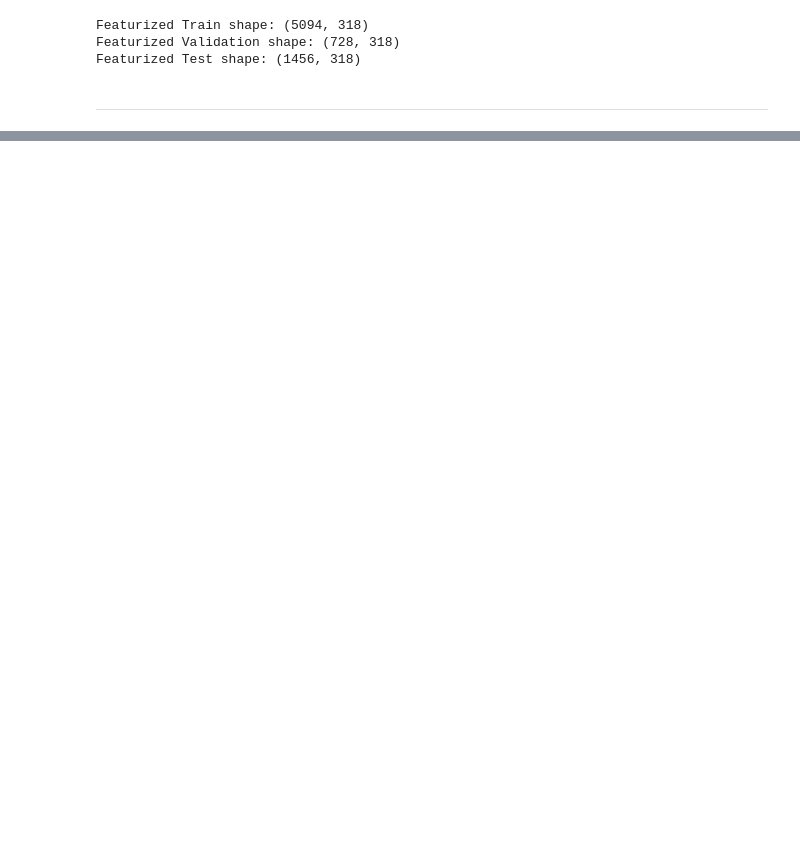
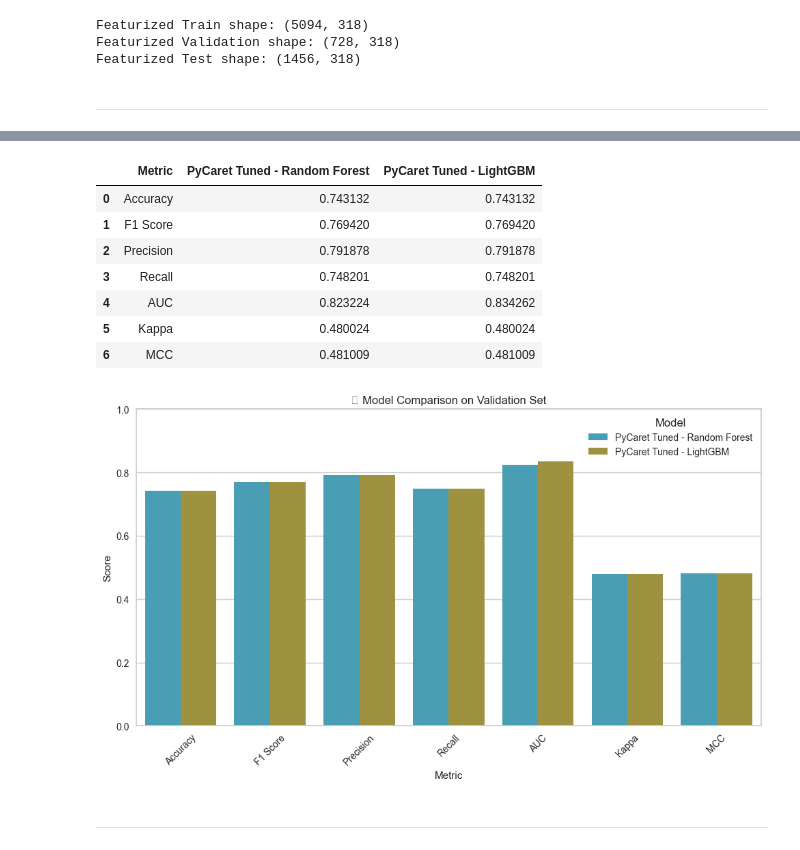
Before and after one commit to udhtaz/outreachy-contributions, a Jupyter notebook: notebooks/AMES_Mutagenicity_Prediction.ipynb, the cells around one changed output, grey strips where cells are left out. Drawn from its saved outputs; the diff is of its cells as text; code cells hidden in the pictures; blank space fills up the shorter version.

Commit message:
added models_utils

```diff
--- a/notebooks/AMES_Mutagenicity_Prediction.ipynb
+++ b/notebooks/AMES_Mutagenicity_Prediction.ipynb
@@ -453,0 +625,6 @@ ___________
+# %%
+######################################## Initialize trainer ########################################
+trainer = ModelTrainer(X_train, y_train, X_valid, y_valid, X_test, y_test, experiment_name=dataset)
+# %%
+######################################## Run PyCaret AutoML ########################################
+trainer.run_pycaret()
@@ -453,0 +717,3 @@ ___________
+# %%
+######################################## Tune the top model selected by PyCaret (Random Forest) ########################################
+pyC_tuned_rf = trainer.tune_model_with_pycaret(RandomForestClassifier(), n_iter=150)
@@ -453,0 +752,3 @@ ___________
+# %%
+######################################## Tune the second model selected by PyCaret (Light GBM) ########################################
+pyC_tuned_lgbm = trainer.tune_model_with_pycaret(LGBMClassifier(), n_iter=150)
@@ -453,0 +775,15 @@ ___________
+# %%
+######################################## Compare Pycaret Best Models Evaluation ########################################
+trainer.compare_models_on_metrics(models=[pyC_tuned_rf, pyC_tuned_lgbm], model_names=["PyCaret Tuned - Random Forest", "PyCaret Tuned - LightGBM"])
+# %% [output]
+|  | Metric | PyCaret Tuned - Random Forest | PyCaret Tuned - LightGBM |
+| 0 | Accuracy | 0.743132 | 0.743132 |
+| 1 | F1 Score | 0.769420 | 0.769420 |
+| 2 | Precision | 0.791878 | 0.791878 |
+| 3 | Recall | 0.748201 | 0.748201 |
+| 4 | AUC | 0.823224 | 0.834262 |
+| 5 | Kappa | 0.480024 | 0.480024 |
+| 6 | MCC | 0.481009 | 0.481009 |
+[figure, added]
+# %% [markdown]
+______
```
Also changed, not shown: parts of 60 cells of this notebook, 17 other files.
